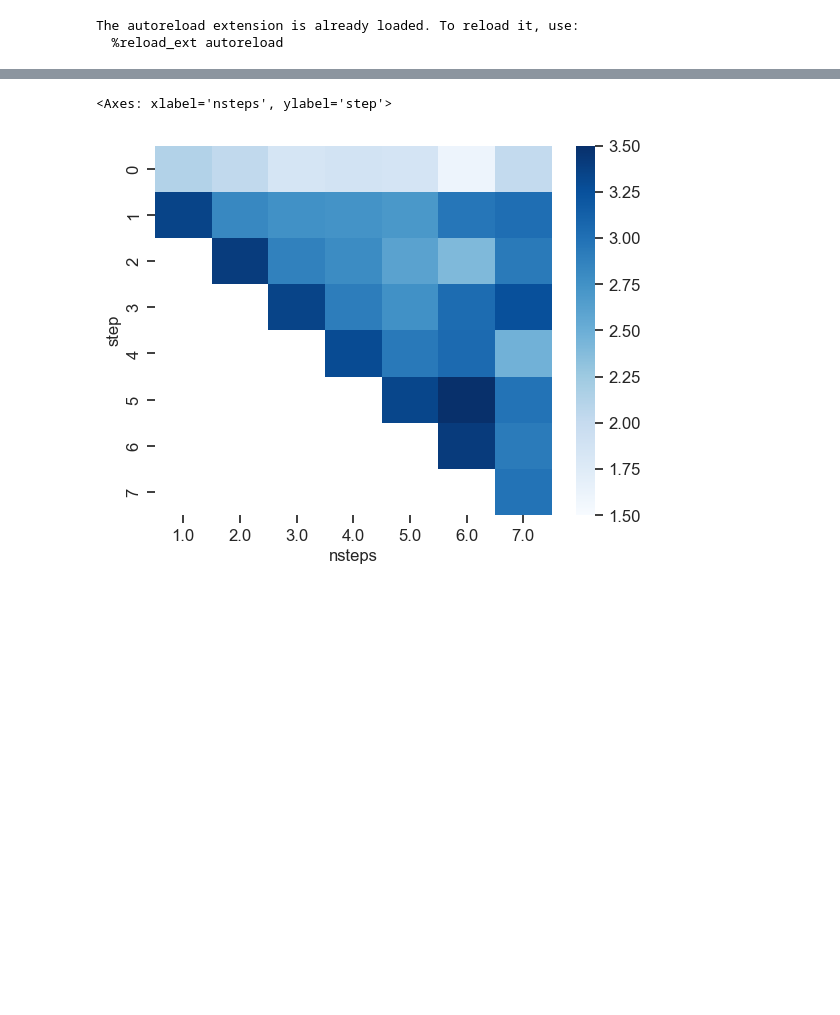
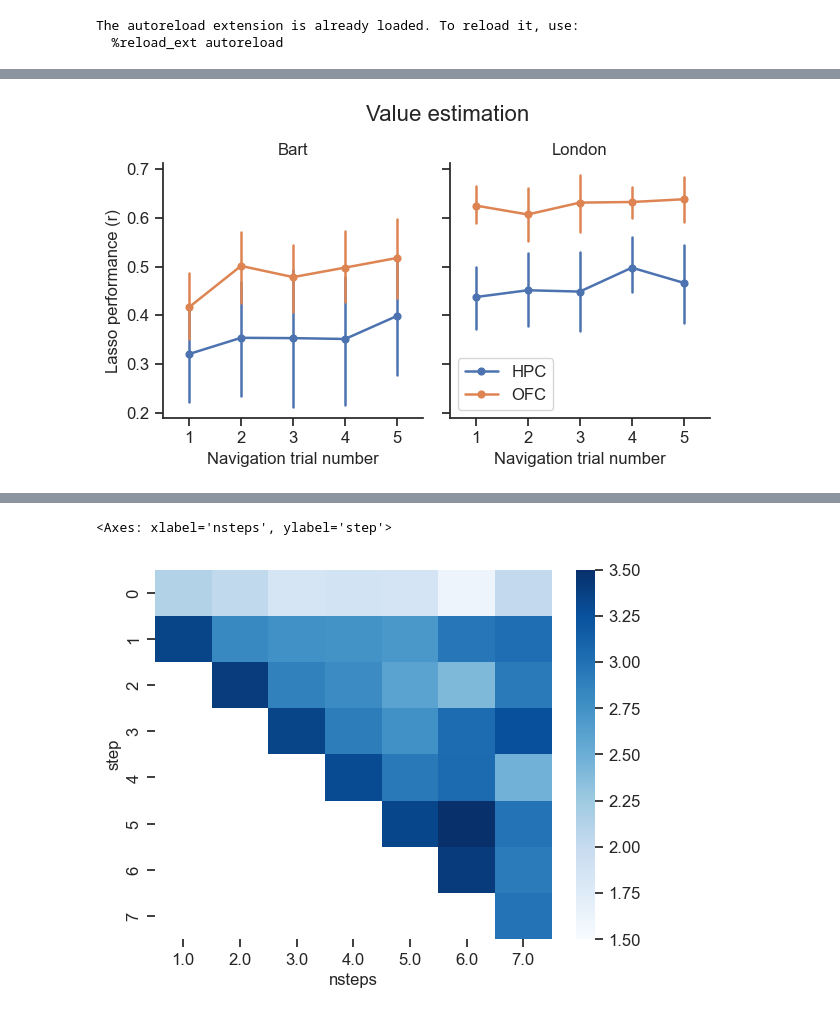
Before and after one commit to hliang-ucb/GridWorld, a Jupyter notebook: lasso_value.ipynb, the cells around one changed output, grey strips where cells are left out. Cells and saved outputs as stored; diff of their text form; code cells hidden in the pictures; blank space fills up the shorter version.

```diff
--- a/lasso_value.ipynb
+++ b/lasso_value.ipynb
@@ -317,0 +659,44 @@ predict_value_clf(df, mode, time=np.arange(600,900), lasso_cv=[], fix=0)
+# %%
+def nan_corr(x, y, min_n=3):
+    mask = ~np.isnan(x) & ~np.isnan(y)
+    if mask.sum() < min_n:
+        return np.nan
+    return -np.corrcoef(x[mask], y[mask])[0, 1]
+# %%
+df = all_df.copy()
+
+# Trial cutoff logic
+df = df[
+    ((df.animal != 'Bart') | (df.trial_cumcount < 5))
+]
+
+corr_df = (
+    df
+    .groupby(['animal', 'region', 'Session', 'trial_cumcount'])
+    .apply(lambda g: nan_corr(g.graph_distance.values,
+                              g.value_pred.values))
+    .reset_index(name='r')
+)
+
+corr_df['trial_cumcount'] = corr_df['trial_cumcount']+1
+
+
+plt.close('all')
+fig, axes = plt.subplots(1,2,figsize=(8,4),sharey=True)
+sns.pointplot(data=corr_df[corr_df.animal=='Bart'],x='trial_cumcount',y='r',hue='region',ax=axes[0],legend=False)
+sns.pointplot(data=corr_df[(corr_df.animal=='London') & (corr_df.trial_cumcount<6)],x='trial_cumcount',y='r',hue='region',ax=axes[1])
+
+animals = ['Bart', 'London']
+
+for ii in range(2):
+    ax = axes[ii]
+    ax.set_title(animals[ii])
+    ax.set_xlabel('Navigation trial number')
+ax.legend()
+
+axes[0].set_ylabel('Lasso performance (r)')
+plt.tight_layout(rect=[0.05,0,0.85,0.9])
+plt.suptitle('Value estimation',y=0.95)
+plt.savefig('D:/Value/Lasso performance in a block')
+# %% [output]
+[figure, added]
```
Also changed, not shown: parts of 33 cells of this notebook, 8 other files.
